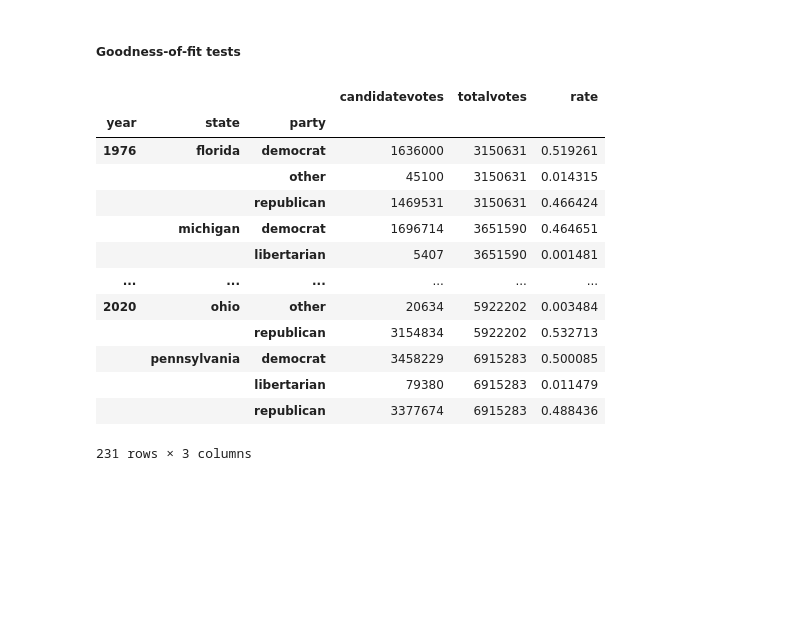
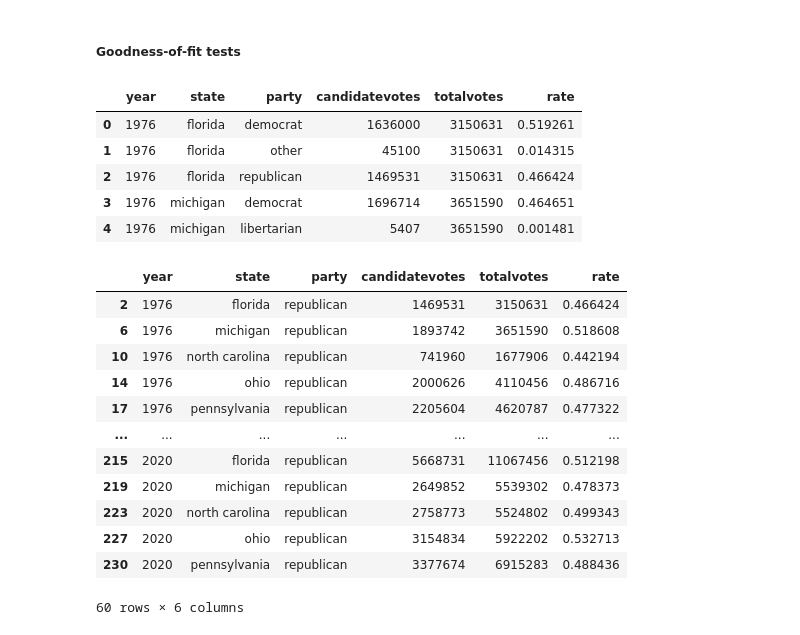
Before and after one commit to pndang/MATH189, a Jupyter notebook: Project/elections-analysis.ipynb, the cells around one changed output. Saved outputs shown, nothing was run; the diff lists cells and outputs as text; code cells hidden in the pictures; blank space fills up the shorter version.

```diff
--- a/Project/elections-analysis.ipynb
+++ b/Project/elections-analysis.ipynb
@@ -644,23 +656,16 @@ mlDf
 # %%
-data = df[df['state'].isin(top5swing)].groupby(['year', 'state', 'party']).agg({
+swing = df[df['state'].isin(top5swing)].groupby(['year', 'state', 'party']).agg({
     'candidatevotes': 'sum',
     'totalvotes': 'max'
 })
 
-data['rate'] = data['candidatevotes'] / data['totalvotes']
-data
+swing['rate'] = swing['candidatevotes'] / swing['totalvotes']
+swing.reset_index(inplace=True)
+swing.head()
 # %% [output]
-|  |  |  | candidatevotes | totalvotes | rate |
-| year | state | party |  |  |  |
-| 1976 | florida | democrat | 1636000 | 3150631 | 0.519261 |
-|  |  | other | 45100 | 3150631 | 0.014315 |
-|  |  | republican | 1469531 | 3150631 | 0.466424 |
-|  | michigan | democrat | 1696714 | 3651590 | 0.464651 |
-|  |  | libertarian | 5407 | 3651590 | 0.001481 |
-| ... | ... | ... | ... | ... | ... |
-| 2020 | ohio | other | 20634 | 5922202 | 0.003484 |
-|  |  | republican | 3154834 | 5922202 | 0.532713 |
-|  | pennsylvania | democrat | 3458229 | 6915283 | 0.500085 |
-|  |  | libertarian | 79380 | 6915283 | 0.011479 |
-|  |  | republican | 3377674 | 6915283 | 0.488436 |
+|  | year | state | party | candidatevotes | totalvotes | rate |
+| 0 | 1976 | florida | democrat | 1636000 | 3150631 | 0.519261 |
+| 1 | 1976 | florida | other | 45100 | 3150631 | 0.014315 |
+| 2 | 1976 | florida | republican | 1469531 | 3150631 | 0.466424 |
+| 3 | 1976 | michigan | democrat | 1696714 | 3651590 | 0.464651 |
+| 4 | 1976 | michigan | libertarian | 5407 | 3651590 | 0.001481 |
-231 rows × 3 columns
@@ -666,0 +678,17 @@ data
+# %%
+data = swing[swing['party'] == 'republican']
+data
+# %% [output]
+|  | year | state | party | candidatevotes | totalvotes | rate |
+| 2 | 1976 | florida | republican | 1469531 | 3150631 | 0.466424 |
+| 6 | 1976 | michigan | republican | 1893742 | 3651590 | 0.518608 |
+| 10 | 1976 | north carolina | republican | 741960 | 1677906 | 0.442194 |
+| 14 | 1976 | ohio | republican | 2000626 | 4110456 | 0.486716 |
+| 17 | 1976 | pennsylvania | republican | 2205604 | 4620787 | 0.477322 |
+| ... | ... | ... | ... | ... | ... | ... |
+| 215 | 2020 | florida | republican | 5668731 | 11067456 | 0.512198 |
+| 219 | 2020 | michigan | republican | 2649852 | 5539302 | 0.478373 |
+| 223 | 2020 | north carolina | republican | 2758773 | 5524802 | 0.499343 |
+| 227 | 2020 | ohio | republican | 3154834 | 5922202 | 0.532713 |
+| 230 | 2020 | pennsylvania | republican | 3377674 | 6915283 | 0.488436 |
+60 rows × 6 columns
```
Also changed, not shown: parts of 10 cells of this notebook, 4 other files.
